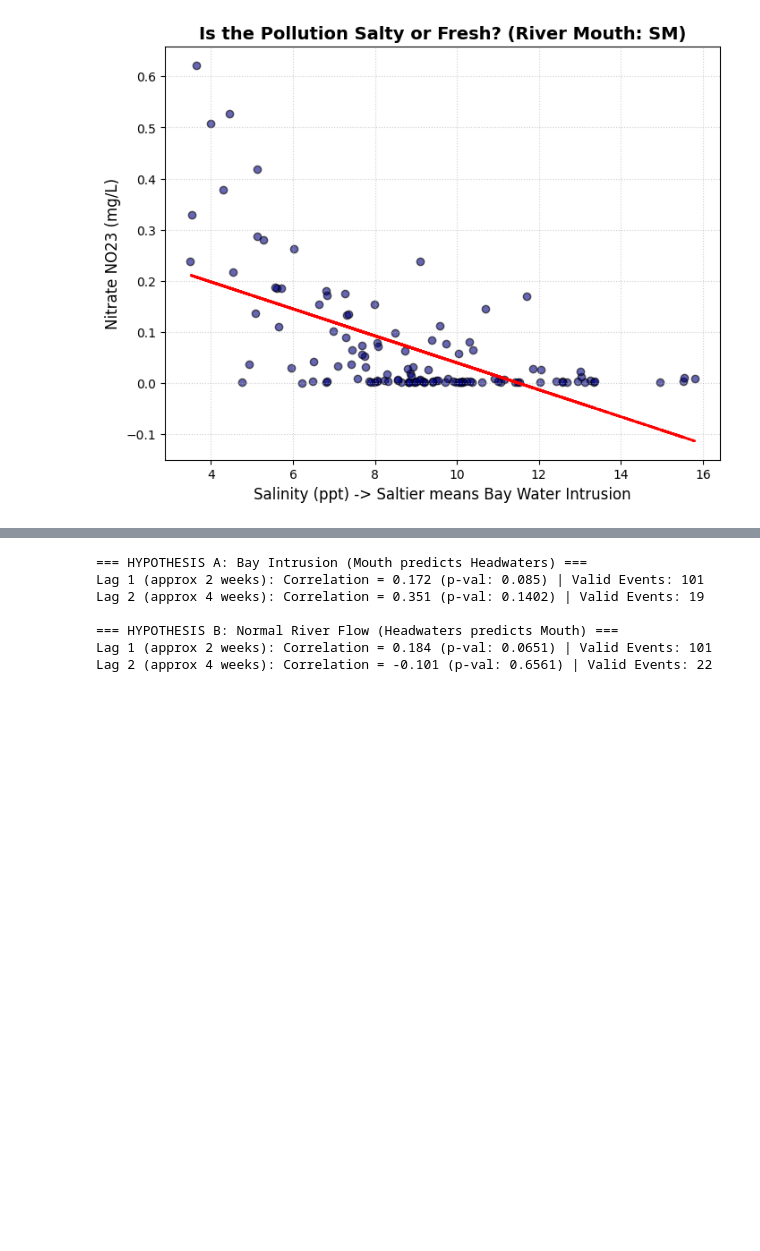
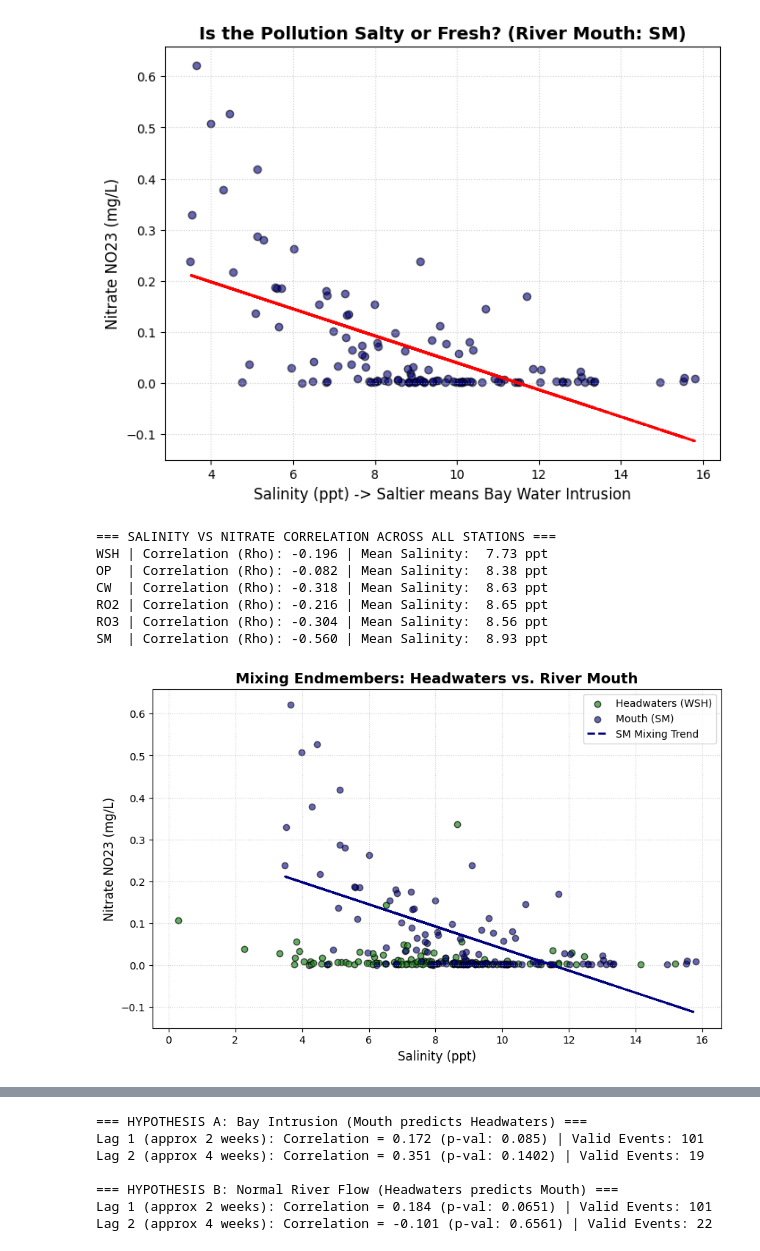
Before and after one commit to Quinn-Domanski/bay_exploration, a Jupyter notebook: DPW_exploration.ipynb, the cells around one changed output, grey strips where cells are left out. Cells and saved outputs as stored; diff of their text form; code cells hidden in the pictures; blank space fills up the shorter version.

Commit message:
Finished DPW analysis, moving to flow data and weather data

```diff
--- a/DPW_exploration.ipynb
+++ b/DPW_exploration.ipynb
@@ -354,3 +375,46 @@ Correlation (Rho): -0.560
 Average Nitrate on the 12 FRESHEST days: 0.3085 mg/L
 Average Nitrate on the 12 SALTIEST days: 0.0065 mg/L
 [figure]
+# %%
+print("=== SALINITY VS NITRATE CORRELATION ACROSS ALL STATIONS ===")
+geo_order = ['WSH', 'OP', 'CW', 'RO2', 'RO3', 'SM']
+
+for station in geo_order:
+    temp_df = pd.DataFrame({
+        'Salinity': salinity_matrix[station],
+        'Nitrate': nitrate_matrix[station]
+    }).dropna()
+    if len(temp_df) > 10:
+        rho, p_val = stats.spearmanr(temp_df['Salinity'], temp_df['Nitrate'])
+        mean_salinity = temp_df['Salinity'].mean()
+        print(f"{station.ljust(3)} | Correlation (Rho): {rho:6.3f} | Mean Salinity: {mean_salinity:5.2f} ppt")
+
+print("\n")
+
+plt.figure(figsize=(10, 6))
+
+wsh_df = pd.DataFrame({'Salinity': salinity_matrix['WSH'], 'Nitrate': nitrate_matrix['WSH']}).dropna()
+plt.scatter(wsh_df['Salinity'], wsh_df['Nitrate'], color='forestgreen', alpha=0.7, edgecolors='black', label='Headwaters (WSH)')
+
+sm_df = pd.DataFrame({'Salinity': salinity_matrix['SM'], 'Nitrate': nitrate_matrix['SM']}).dropna()
+plt.scatter(sm_df['Salinity'], sm_df['Nitrate'], color='navy', alpha=0.6, edgecolors='black', label='Mouth (SM)')
+
+z = np.polyfit(sm_df['Salinity'], sm_df['Nitrate'], 1)
+p = np.poly1d(z)
+plt.plot(sm_df['Salinity'], p(sm_df['Salinity']), "navy", linestyle="--", linewidth=2, label='SM Mixing Trend')
+
+plt.title('Mixing Endmembers: Headwaters vs. River Mouth', fontsize=14, fontweight='bold')
+plt.xlabel('Salinity (ppt)', fontsize=12)
+plt.ylabel('Nitrate NO23 (mg/L)', fontsize=12)
+plt.legend()
+plt.grid(True, linestyle=':', alpha=0.6)
+plt.show()
+# %% [output]
+=== SALINITY VS NITRATE CORRELATION ACROSS ALL STATIONS ===
+WSH | Correlation (Rho): -0.196 | Mean Salinity:  7.73 ppt
+OP  | Correlation (Rho): -0.082 | Mean Salinity:  8.38 ppt
+CW  | Correlation (Rho): -0.318 | Mean Salinity:  8.63 ppt
+RO2 | Correlation (Rho): -0.216 | Mean Salinity:  8.65 ppt
+RO3 | Correlation (Rho): -0.304 | Mean Salinity:  8.56 ppt
+SM  | Correlation (Rho): -0.560 | Mean Salinity:  8.93 ppt
+[figure, added]
```
Also changed, not shown: parts of 22 cells of this notebook, 1 other file.
